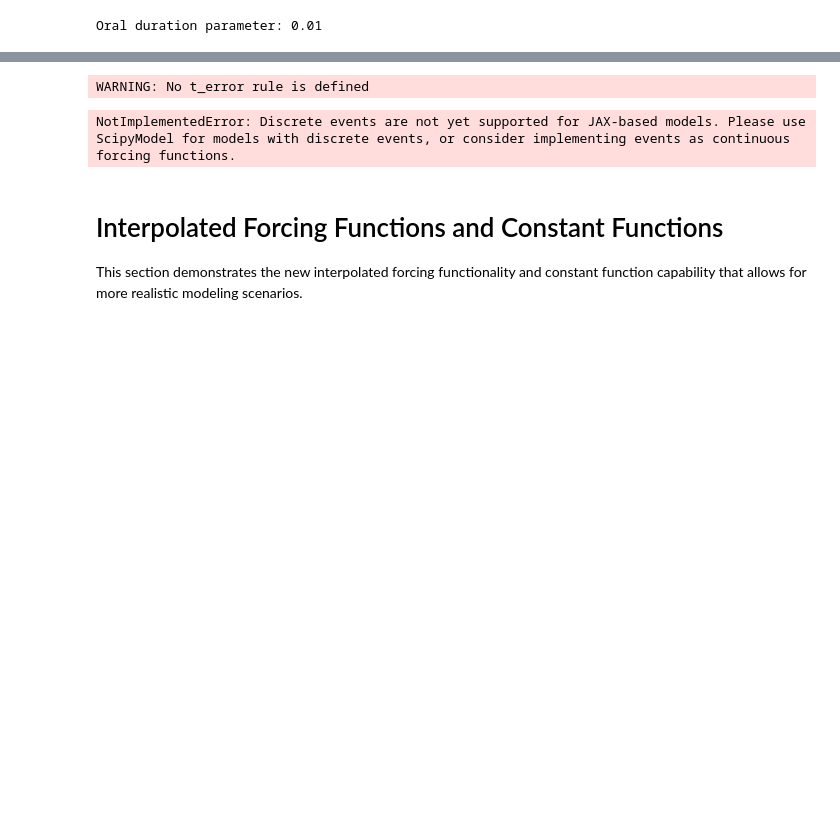
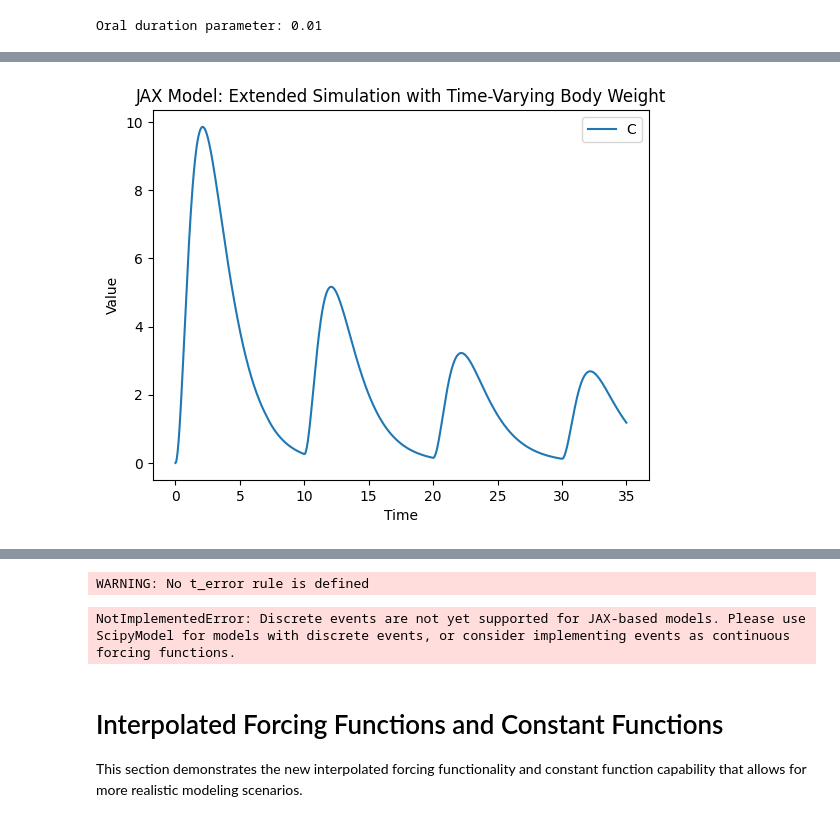
Before and after one commit to USEPA/PyMCSimMod, a Jupyter notebook: docs/notebooks/pk_dosing.ipynb, the cells around one changed output, grey strips where cells are left out. Saved outputs shown, nothing was run; the diff lists cells and outputs as text; code cells hidden in the pictures; blank space fills up the shorter version.

```diff
--- a/docs/notebooks/pk_dosing.ipynb
+++ b/docs/notebooks/pk_dosing.ipynb
@@ -304,2 +314,37 @@ print(f"Oral duration parameter: {jax_model_doses.parameters['OralDur']}")
 # %% [output]
 Oral duration parameter: 0.01
+# %%
+# PerDose Example
+
+jax_model_perdose = create_model(filename, backend="jax")
+jax_model_perdose.update_constants(OralDose=100)
+
+# Original time points (but extend simulation to cover them)
+time_points = [0, 7, 14, 21, 28, 35]  # weeks
+bodyweights = [20, 30, 50, 70, 80, 90]  # kg
+
+jax_model_perdose.assign_forcing_function('M_in', 'Interpolate', times=time_points, values=bodyweights)
+
+jax_model_perdose.assign_forcing_function(
+    'OralExp',
+    'PerDose',
+    t0=0,
+    period=10,
+    duration=jax_model_perdose.parameters['OralDur'],
+    s=1.0  # Mild stiffness for stability
+)
+
+# Extend simulation time to match data range
+times_perdose = np.linspace(0, 35, 1000)
+
+# Use implicit solver for better stability with complex forcing functions
+solution_perdose = jax_model_perdose.run_model(
+    times_perdose,
+    max_steps=300000,
+    rtol=1e-4,
+    atol=1e-4
+)
+solution_perdose.plot_results(variables='C')
+plt.title('JAX Model: Extended Simulation with Time-Varying Body Weight')
+plt.show()
+# %% [output]
@@ -306,3 +352,4 @@ Oral duration parameter: 0.01
+[figure, added]
 # %%
 # Example 3: Clearing and managing events
 # Show how to clear events and manage them
```
Also changed, not shown: parts of 12 cells of this notebook, 29 other files.
